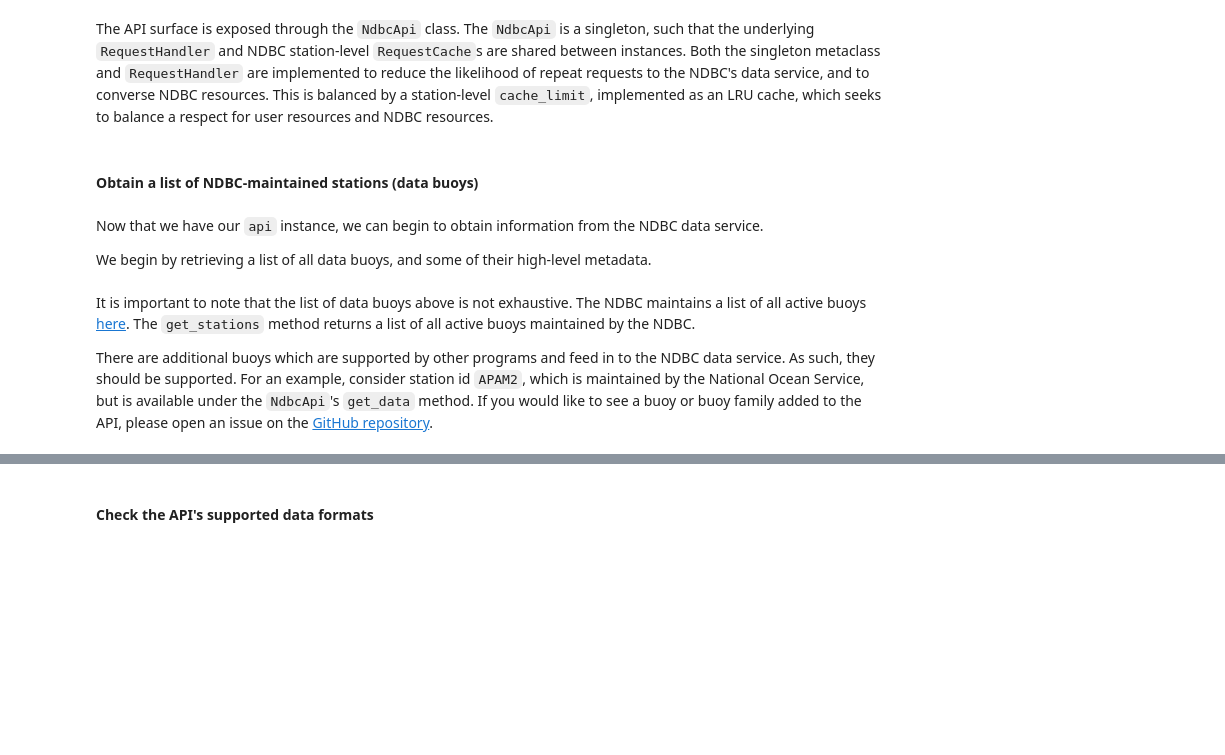
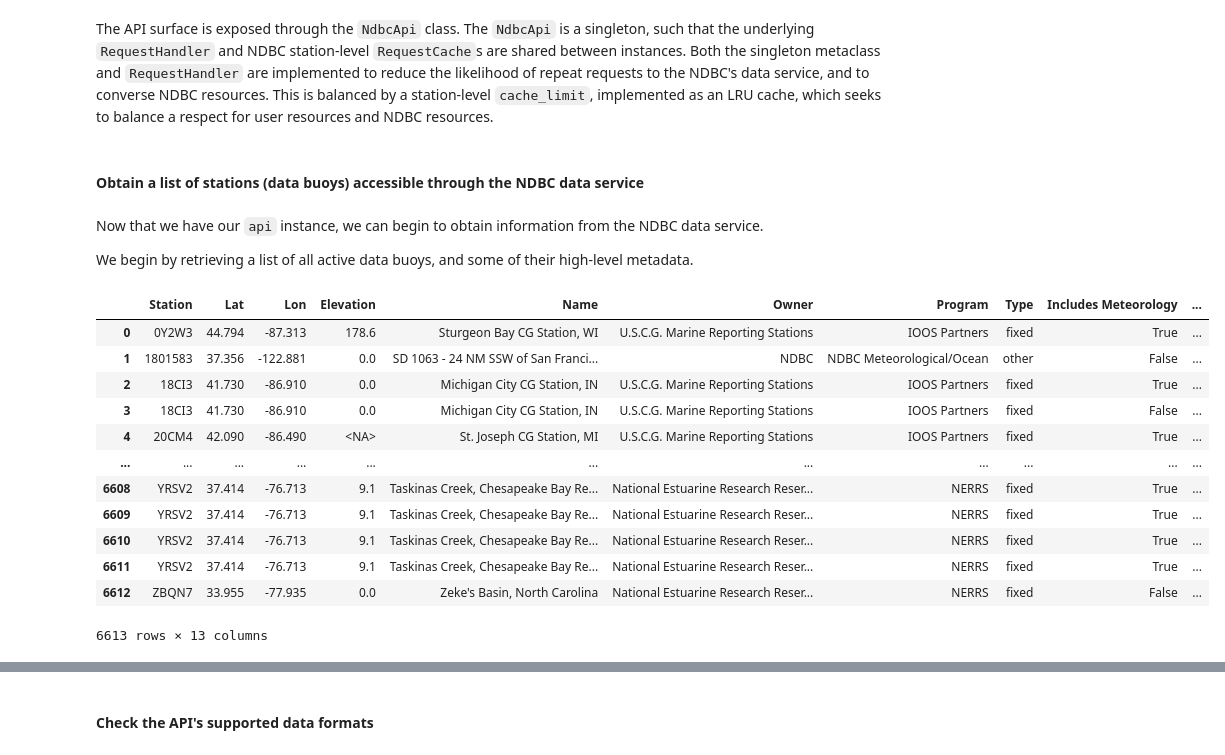
Before and after one commit to CDJellen/ndbc-api, a Jupyter notebook: notebooks/overview.ipynb, the cells around one changed output, grey strips where cells are left out. Drawn from its saved outputs; the diff is of its cells as text; code cells hidden in the pictures; blank space fills up the shorter version.

```diff
--- a/notebooks/overview.ipynb
+++ b/notebooks/overview.ipynb
@@ -38,6 +62,6 @@ api = NdbcApi()
 # %% [markdown]
-#### Obtain a list of NDBC-maintained stations (data buoys)
+#### Obtain a list of stations (data buoys) accessible through the NDBC data service
 # %% [markdown]
 Now that we have our `api` instance, we can begin to obtain information from the NDBC data service.
 
-We begin by retrieving a list of all data buoys, and some of their high-level metadata.
+We begin by retrieving a list of all active data buoys, and some of their high-level metadata.
@@ -50,4 +68,16 @@ h_stns.to_csv("historical_stations.csv", index=False)
-# %% [markdown]
-It is important to note that the list of data buoys above is not exhaustive. The NDBC maintains a list of all active buoys [here](https://www.ndbc.noaa.gov/activestations.xml). The `get_stations` method returns a list of all active buoys maintained by the NDBC.
-
-There are additional buoys which are supported by other programs and feed in to the NDBC data service. As such, they should be supported. For an example, consider station id `APAM2`, which is maintained by the National Ocean Service, but is available under the `NdbcApi`'s `get_data` method. If you would like to see a buoy or buoy family added to the API, please open an issue on the [GitHub repository](https:///www.github.com/cdjellen//ndbc-api).
+# %%
+api.stations()
+# %% [output]
+|  | Station | Lat | Lon | Elevation | Name | Owner | Program | Type | Includes Meteorology | ... |
+| 0 | 0Y2W3 | 44.794 | -87.313 | 178.6 | Sturgeon Bay CG Station, WI | U.S.C.G. Marine Reporting Stations | IOOS Partners | fixed | True | ... |
+| 1 | 1801583 | 37.356 | -122.881 | 0.0 | SD 1063 - 24 NM SSW of San Franci... | NDBC | NDBC Meteorological/Ocean | other | False | ... |
+| 2 | 18CI3 | 41.730 | -86.910 | 0.0 | Michigan City CG Station, IN | U.S.C.G. Marine Reporting Stations | IOOS Partners | fixed | True | ... |
+| 3 | 18CI3 | 41.730 | -86.910 | 0.0 | Michigan City CG Station, IN | U.S.C.G. Marine Reporting Stations | IOOS Partners | fixed | False | ... |
+| 4 | 20CM4 | 42.090 | -86.490 | <NA> | St. Joseph CG Station, MI | U.S.C.G. Marine Reporting Stations | IOOS Partners | fixed | True | ... |
+| ... | ... | ... | ... | ... | ... | ... | ... | ... | ... | ... |
+| 6608 | YRSV2 | 37.414 | -76.713 | 9.1 | Taskinas Creek, Chesapeake Bay Re... | National Estuarine Research Reser... | NERRS | fixed | True | ... |
+| 6609 | YRSV2 | 37.414 | -76.713 | 9.1 | Taskinas Creek, Chesapeake Bay Re... | National Estuarine Research Reser... | NERRS | fixed | True | ... |
+| 6610 | YRSV2 | 37.414 | -76.713 | 9.1 | Taskinas Creek, Chesapeake Bay Re... | National Estuarine Research Reser... | NERRS | fixed | True | ... |
+| 6611 | YRSV2 | 37.414 | -76.713 | 9.1 | Taskinas Creek, Chesapeake Bay Re... | National Estuarine Research Reser... | NERRS | fixed | True | ... |
+| 6612 | ZBQN7 | 33.955 | -77.935 | 0.0 | Zeke's Basin, North Carolina | National Estuarine Research Reser... | NERRS | fixed | False | ... |
+6613 rows × 13 columns
```
Also changed, not shown: parts of 7 cells of this notebook, 7 other files.
